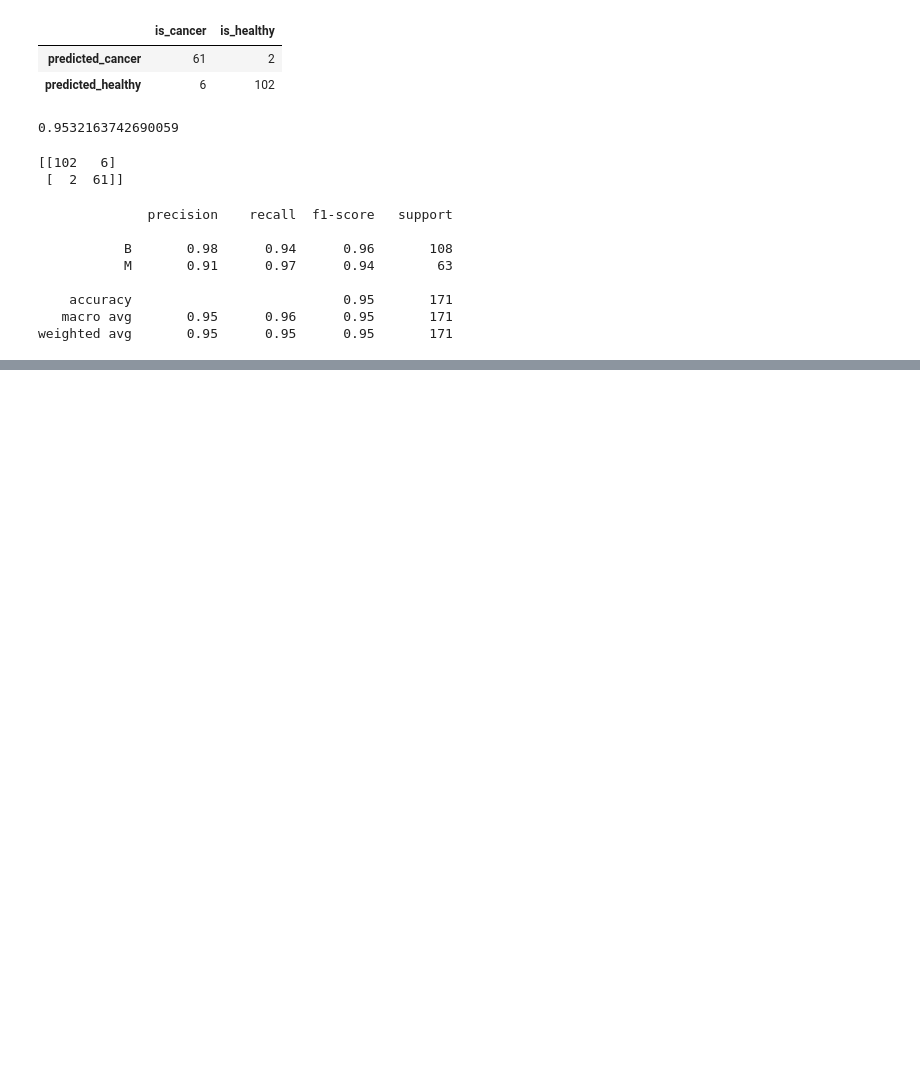
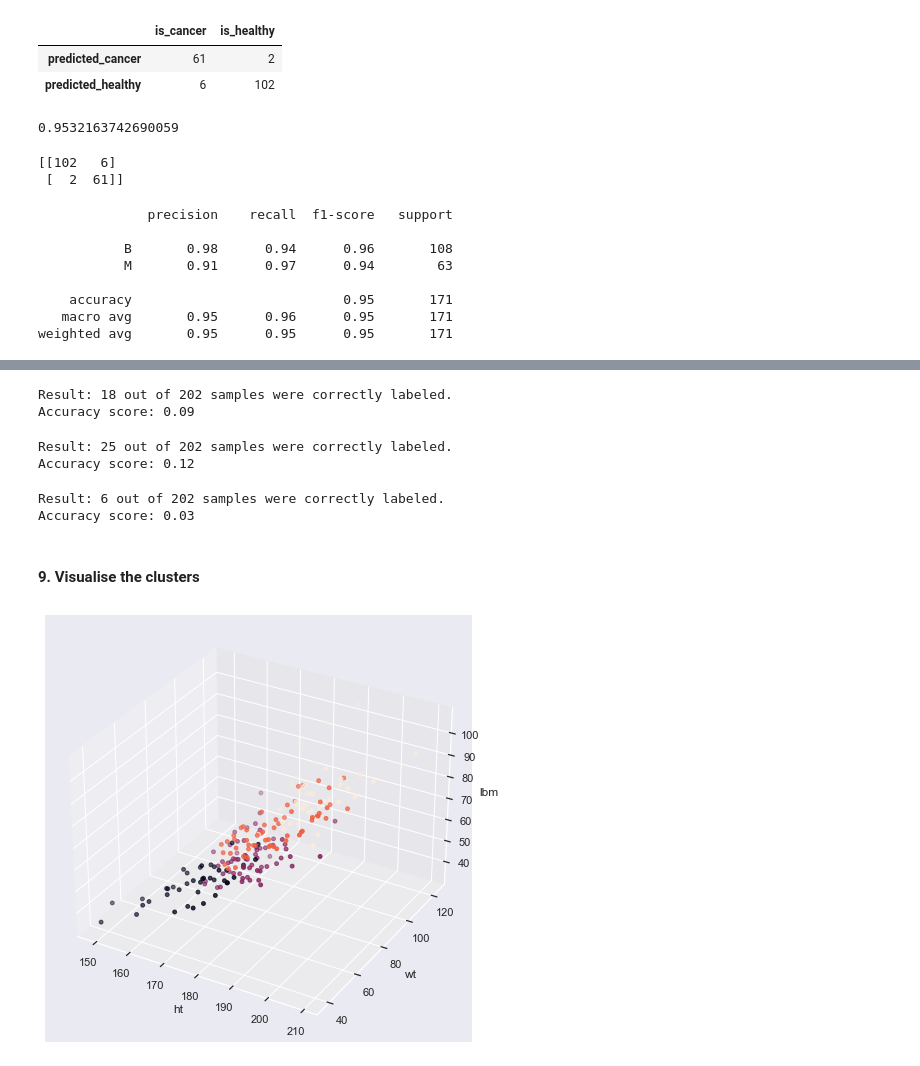
Before and after one commit to JavierConde1976/LSE_DA301_Week_2_Demonstrations, a Jupyter notebook: LSE_DA301_Week_2_Demonstrations.ipynb, the cells around one changed output, grey strips where cells are left out. Cells and saved outputs as stored; diff of their text form; code cells hidden in the pictures; blank space fills up the shorter version.

```diff
--- a/LSE_DA301_Week_2_Demonstrations.ipynb
+++ b/LSE_DA301_Week_2_Demonstrations.ipynb
@@ -2369,0 +2830,63 @@ weighted avg       0.95      0.95      0.95       171
+# %%
+# Evaluate with n=3 for test purposes.
+kmeans = KMeans(n_clusters=3, random_state=0)
+
+kmeans.fit(X)
+
+# Check how many of the samples were correctly labeled.
+labels = kmeans.labels_
+
+correct_labels = sum(y == labels)
+print("Result: %d out of %d samples were correctly labeled." % (correct_labels, y.size))
+print('Accuracy score: {0:0.2f}'. format(correct_labels/float(y.size)))
+# Accuracy is still too little
+# %% [output]
+Result: 18 out of 202 samples were correctly labeled.
+Accuracy score: 0.09
+# %%
+# Evaluate with n=8 for test purposes.
+kmeans = KMeans(n_clusters=8, random_state=0)
+
+kmeans.fit(X)
+
+# Check how many of the samples were correctly labeled.
+labels = kmeans.labels_
+
+correct_labels = sum(y == labels)
+print("Result: %d out of %d samples were correctly labeled." % (correct_labels, y.size))
+print('Accuracy score: {0:0.2f}'. format(correct_labels/float(y.size)))
+# Accuracy is still too little
+# %% [output]
+Result: 25 out of 202 samples were correctly labeled.
+Accuracy score: 0.12
+# %%
+# Evaluate with n=4 for test purposes and then play around with the number.
+kmeans = KMeans(n_clusters=4, random_state=0)
+
+kmeans.fit(X)
+
+# Check how many of the samples were correctly labeled.
+labels = kmeans.labels_
+
+df_ais['labels'] = labels
+
+correct_labels = sum(y == labels)
+print("Result: %d out of %d samples were correctly labeled." % (correct_labels, y.size))
+print('Accuracy score: {0:0.2f}'. format(correct_labels/float(y.size)))
+# %% [output]
+Result: 6 out of 202 samples were correctly labeled.
+Accuracy score: 0.03
+# %% [markdown]
+#### 9. Visualise the clusters
+# %%
+# Compare height, weight and lean body mass.
+fig = plt.figure(figsize=(26, 26))
+ax = fig.add_subplot(131, projection='3d')
+                     #, projection='2d')
+ax.scatter(df_ais['ht'], df_ais['wt'], df_ais['lbm'], c=labels, s=15)
+ax.set_xlabel('ht')
+ax.set_ylabel('wt')
+ax.set_zlabel('lbm')
+plt.show()
+# %% [output]
+[figure, added]
```
Also changed, not shown: parts of 50 cells of this notebook.
